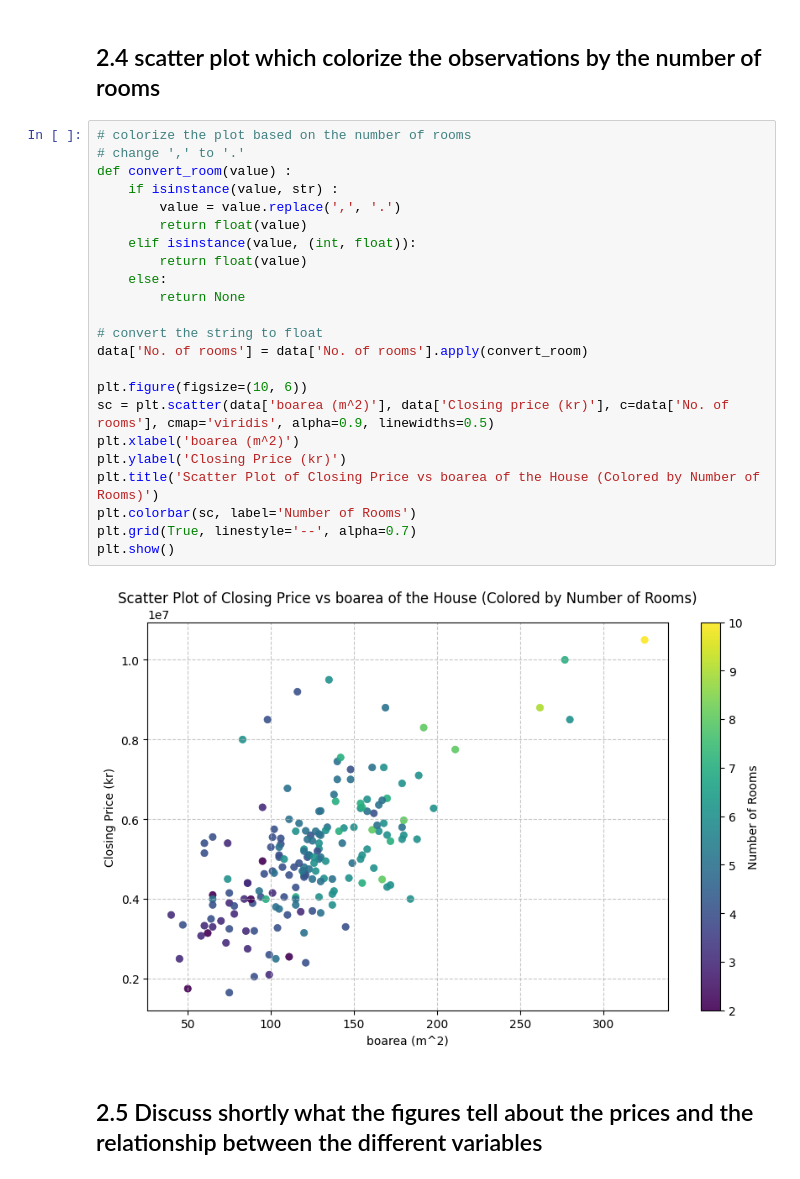
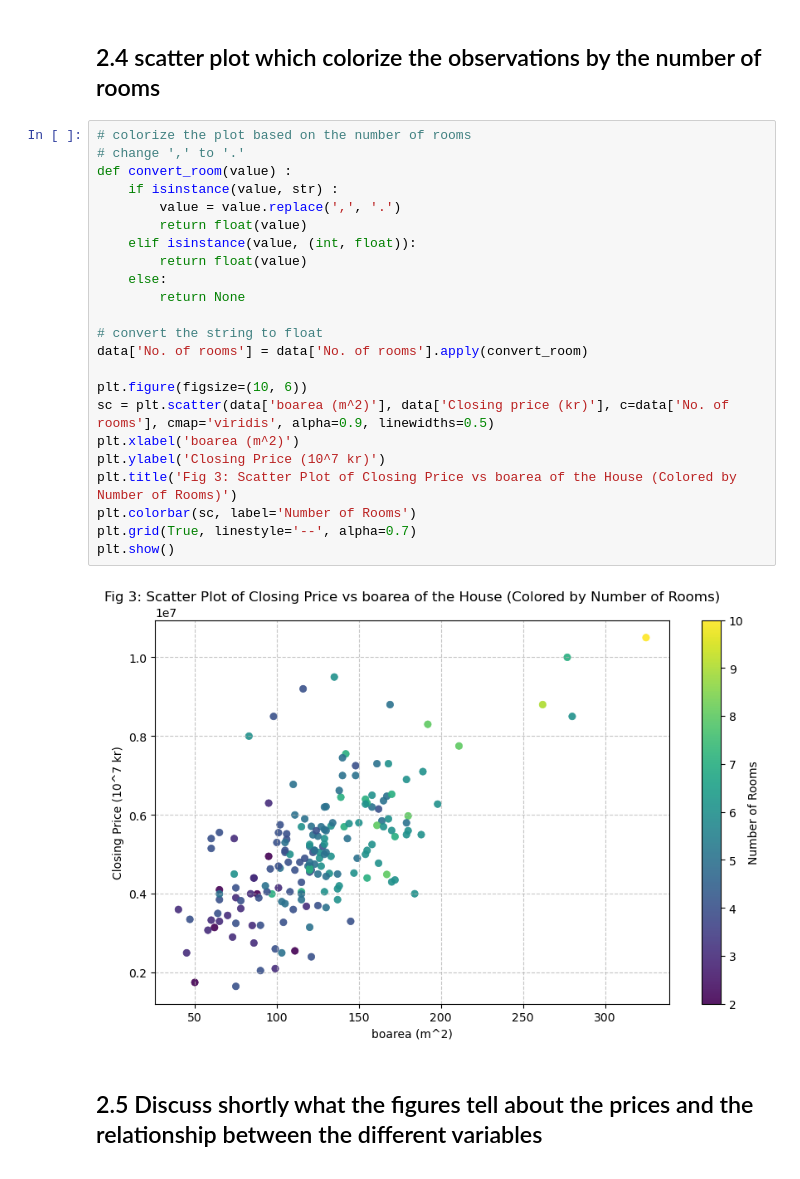
Before and after one commit to amamiya-yuuko-1225/DSAI_group26, a Jupyter notebook: lab2/lab2.ipynb, the cells around one changed output. Drawn from its saved outputs; the diff is of its cells as text.

Commit message:
完成q1报告部分；添加q2.5；为图片编号；将图片中closing price单位改为10^7kr

```diff
--- a/lab2/lab2.ipynb
+++ b/lab2/lab2.ipynb
@@ -193,27 +243,27 @@ plt.show()
 # %%
 # colorize the plot based on the number of rooms
 # change ',' to '.'
 def convert_room(value) :
     if isinstance(value, str) :
         value = value.replace(',', '.')
         return float(value)
     elif isinstance(value, (int, float)):
         return float(value)
     else:
         return None
 
 # convert the string to float
 data['No. of rooms'] = data['No. of rooms'].apply(convert_room)
 
 plt.figure(figsize=(10, 6))
 sc = plt.scatter(data['boarea (m^2)'], data['Closing price (kr)'], c=data['No. of rooms'], cmap='viridis', alpha=0.9, linewidths=0.5)
 plt.xlabel('boarea (m^2)')
-plt.ylabel('Closing Price (kr)')
-plt.title('Scatter Plot of Closing Price vs boarea of the House (Colored by Number of Rooms)')
+plt.ylabel('Closing Price (10^7 kr)')
+plt.title('Fig 3: Scatter Plot of Closing Price vs boarea of the House (Colored by Number of Rooms)')
 plt.colorbar(sc, label='Number of Rooms')
 plt.grid(True, linestyle='--', alpha=0.7)
 plt.show()
 # %% [output]
-[figure, old version]
+[figure, new version]
 # %% [markdown]
 ## 2.5 Discuss shortly what the figures tell about the prices and the relationship between the different variables
```
Also changed, not shown: parts of 9 cells of this notebook, 1 other file.
